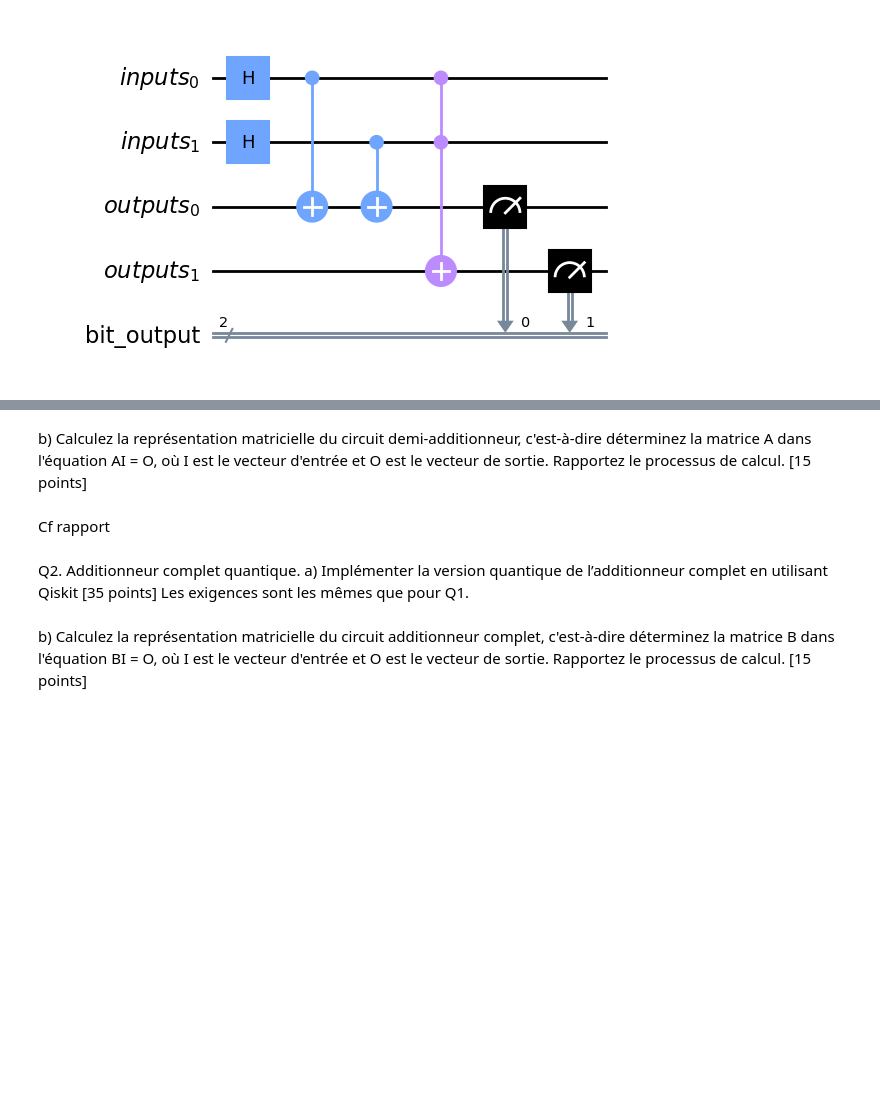
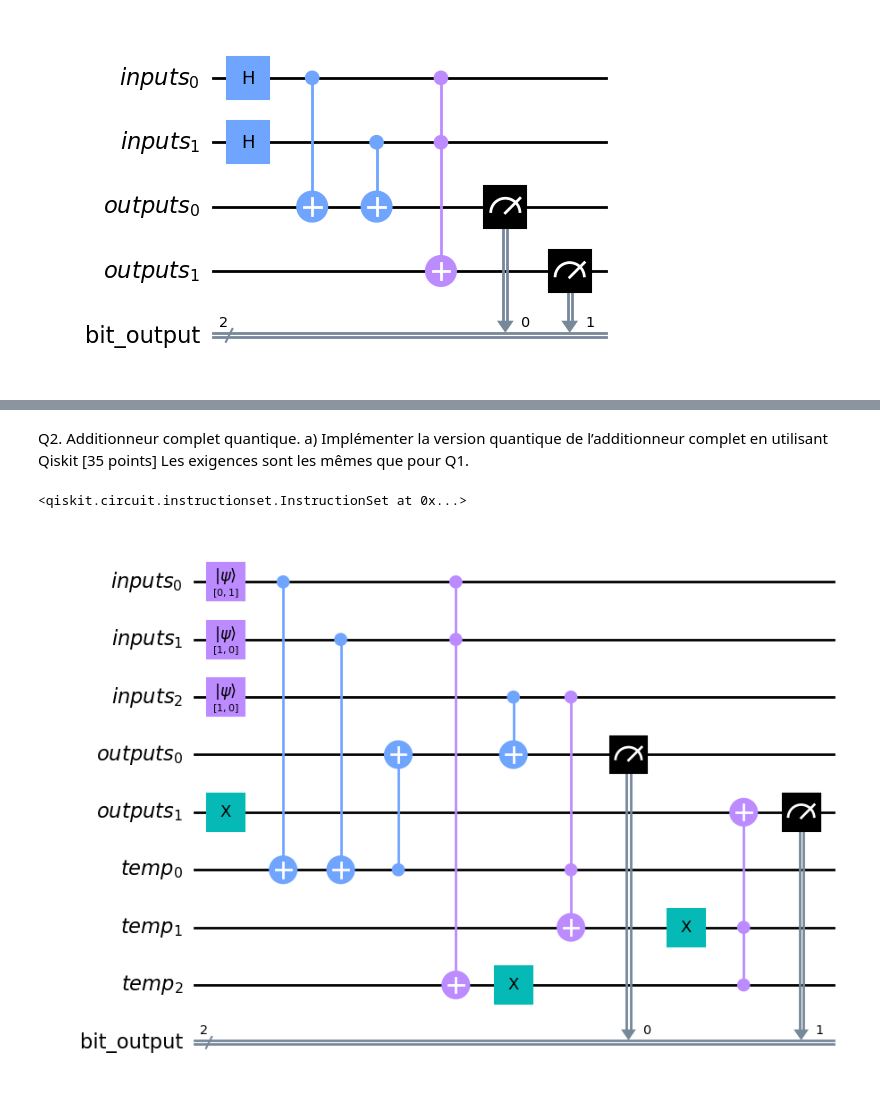
Before and after one commit to AdamNaoui/LOG6953C_TPs, a Jupyter notebook: TP1/TP1_LOG6953C.ipynb, the cells around one changed output, grey strips where cells are left out. Drawn from its saved outputs; the diff is of its cells as text; code cells hidden in the pictures; blank space fills up the shorter version.

```diff
--- a/TP1/TP1_LOG6953C.ipynb
+++ b/TP1/TP1_LOG6953C.ipynb
@@ -153,14 +178,42 @@ plot_histogram(count)
-# %% [markdown]
-b) Calculez la représentation matricielle du circuit demi-additionneur, c'est-à-dire déterminez la
-matrice A dans l'équation AI = O, où I est le vecteur d'entrée et O est le vecteur de sortie.
-Rapportez le processus de calcul. [15 points]
-# %% [markdown]
-Cf rapport
 # %% [markdown]
 Q2. Additionneur complet quantique.
 a) Implémenter la version quantique de l’additionneur complet en utilisant Qiskit [35 points]
 Les exigences sont les mêmes que pour Q1.
-# %% [markdown]
-b) Calculez la représentation matricielle du circuit additionneur complet, c'est-à-dire déterminez
-la matrice B dans l'équation BI = O, où I est le vecteur d'entrée et O est le vecteur de sortie.
-Rapportez le processus de calcul. [15 points]
+# %%
+# Use Aer's qasm_simulator
+simulator = QasmSimulator()
+inputs = QuantumRegister(3, name='inputs')
+outputs = QuantumRegister(2, name='outputs')
+temp = QuantumRegister(3, name='temp')
+bit_output = ClassicalRegister(2, name='bit_output')
+
+# Create a Quantum Circuit acting on the q register
+circuit = QuantumCircuit(inputs, outputs, temp, bit_output)
+
+# We initialize the gates in order to create the truth table
+circuit.initialize([0, 1], inputs[0])
+circuit.initialize([1, 0], inputs[1])
+circuit.initialize([1, 0], inputs[2])
+
+circuit.cx(inputs[0], temp[0])  # Apply CX gate to qubit A, B (classical XOR1)
+circuit.cx(inputs[1], temp[0])
+
+circuit.cx(temp[0], outputs[0])  # Apply CX gate to qubit Sum, C_in in order to get Sum output (classical XOR2)
+circuit.cx(inputs[2], outputs[0])
+
+
+circuit.ccx(inputs[2], temp[0], temp[1])  # Apply CCX gate to qubit A, B (classical AND2)
+circuit.ccx(inputs[0], inputs[1], temp[2])  # Apply CCX gate to qubit A, B (classical AND1)
+
+circuit.x(temp[1])
+circuit.x(temp[2])
+circuit.x(outputs[1])
+circuit.ccx(temp[1], temp[2], outputs[1])
+# %% [output]
+<qiskit.circuit.instructionset.InstructionSet at 0x...>
+# %%
+circuit.measure(outputs[0], bit_output[0])  # Sum sera le bit de poids faible, à gauche dans le bitstring, donc à l'index 1 dans le bitstring
+circuit.measure(outputs[1], bit_output[1])  # Carry sera le bit de poids fort, à droite dans le bitstring, donc à l'index 0 dans le bitstring
+circuit.draw(output='mpl')
+# %% [output]
+[figure, added]
```
Also changed, not shown: parts of 14 cells of this notebook, 6 other files.
